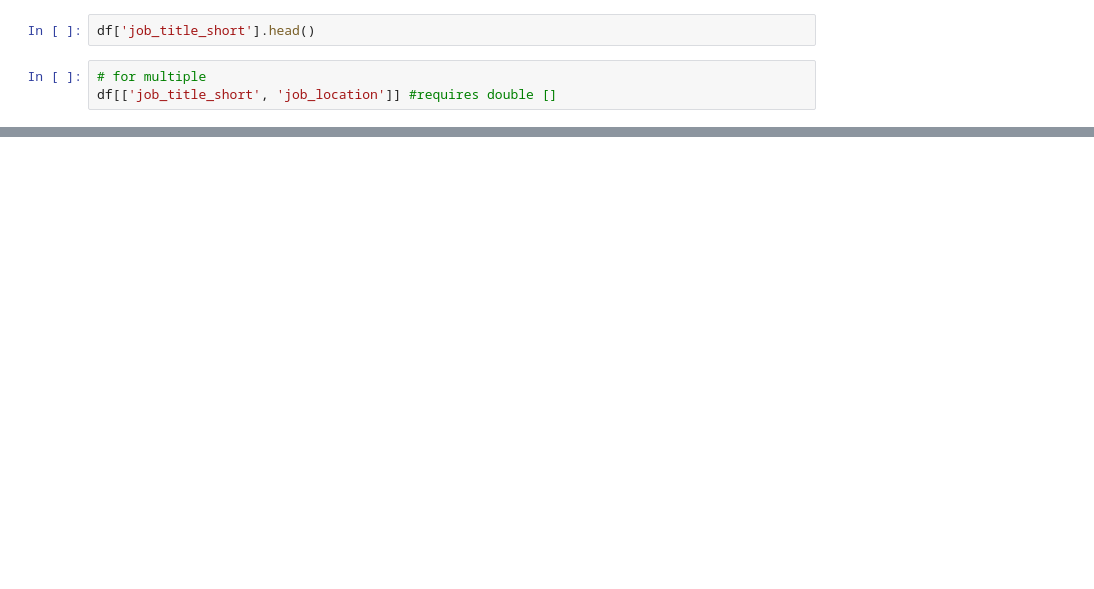
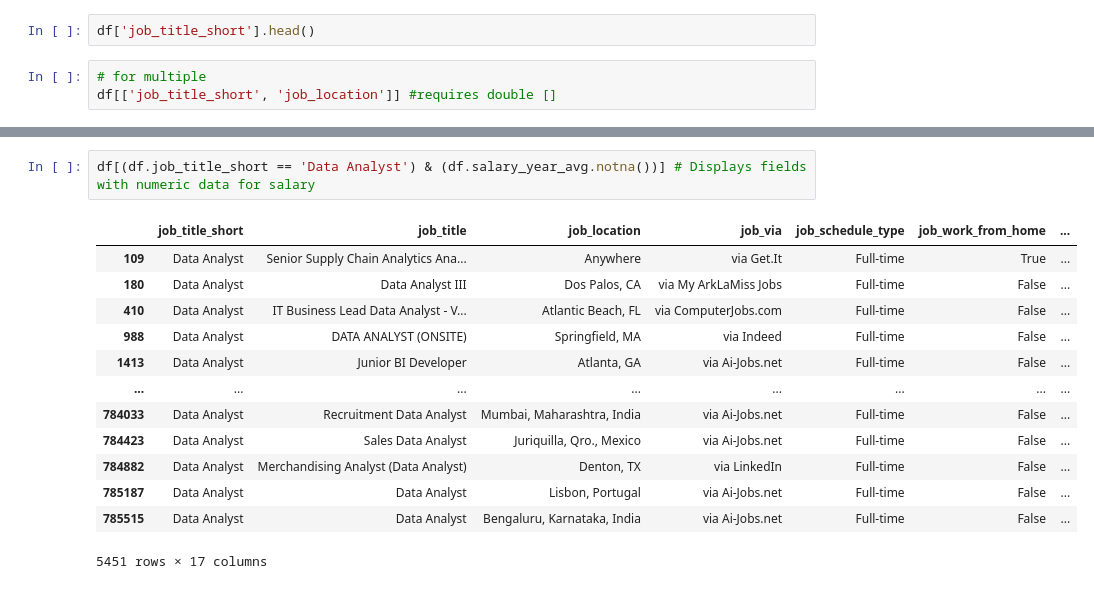
Before and after one commit to okiromosh/Learning-Python-Data, a Jupyter notebook: Python_Pandas.ipynb, the cells around one changed output, grey strips where cells are left out. Drawn from its saved outputs; the diff is of its cells as text; blank space fills up the shorter version.

```diff
--- a/Python_Pandas.ipynb
+++ b/Python_Pandas.ipynb
@@ -141,0 +176,16 @@ df.iloc[90:100, 0:3] # Specific num of rows and columns
+# %%
+df[(df.job_title_short == 'Data Analyst') & (df.salary_year_avg.notna())] # Displays fields with numeric data for salary
+# %% [output]
+|  | job_title_short | job_title | job_location | job_via | job_schedule_type | job_work_from_home | ... |
+| 109 | Data Analyst | Senior Supply Chain Analytics Ana... | Anywhere | via Get.It | Full-time | True | ... |
+| 180 | Data Analyst | Data Analyst III | Dos Palos, CA | via My ArkLaMiss Jobs | Full-time | False | ... |
+| 410 | Data Analyst | IT Business Lead Data Analyst - V... | Atlantic Beach, FL | via ComputerJobs.com | Full-time | False | ... |
+| 988 | Data Analyst | DATA ANALYST (ONSITE) | Springfield, MA | via Indeed | Full-time | False | ... |
+| 1413 | Data Analyst | Junior BI Developer | Atlanta, GA | via Ai-Jobs.net | Full-time | False | ... |
+| ... | ... | ... | ... | ... | ... | ... | ... |
+| 784033 | Data Analyst | Recruitment Data Analyst | Mumbai, Maharashtra, India | via Ai-Jobs.net | Full-time | False | ... |
+| 784423 | Data Analyst | Sales Data Analyst | Juriquilla, Qro., Mexico | via Ai-Jobs.net | Full-time | False | ... |
+| 784882 | Data Analyst | Merchandising Analyst (Data Analyst) | Denton, TX | via LinkedIn | Full-time | False | ... |
+| 785187 | Data Analyst | Data Analyst | Lisbon, Portugal | via Ai-Jobs.net | Full-time | False | ... |
+| 785515 | Data Analyst | Data Analyst | Bengaluru, Karnataka, India | via Ai-Jobs.net | Full-time | False | ... |
+5451 rows × 17 columns
```
Also changed, not shown: parts of 9 cells of this notebook.
